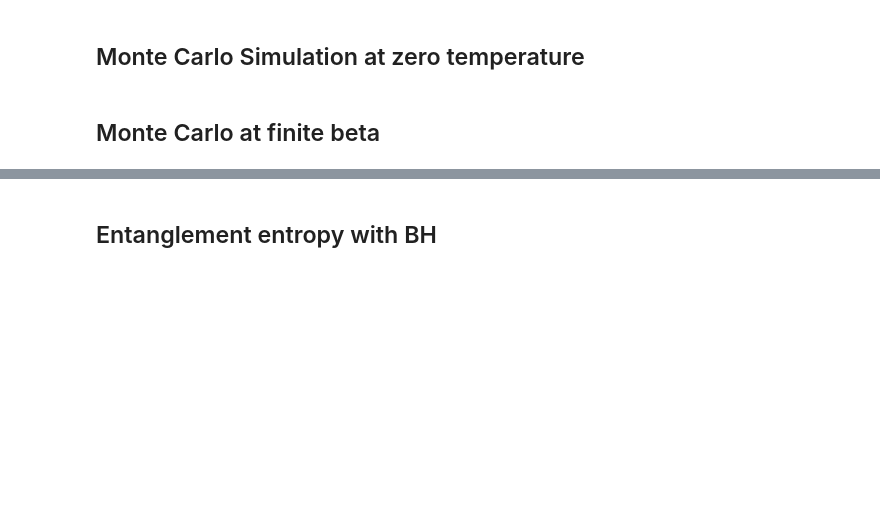
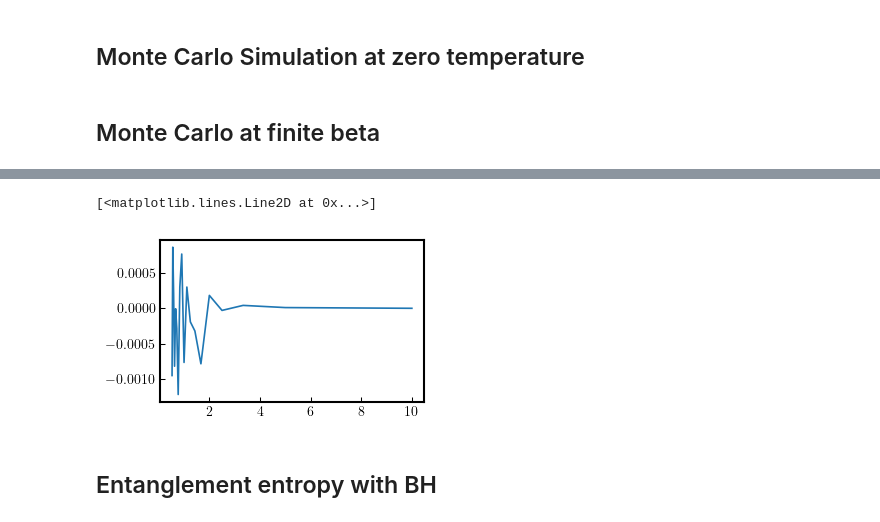
Before and after one commit to Alejo-Costa-Duran/HyperbolicFractonModel, a Jupyter notebook: Simulation.ipynb, the cells around one changed output, grey strips where cells are left out. Drawn from its saved outputs; the diff is of its cells as text; code cells hidden in the pictures; blank space fills up the shorter version.

```diff
--- a/Simulation.ipynb
+++ b/Simulation.ipynb
@@ -229,3 +281,8 @@ fourthCuadrant = [idx for idx in range(len(model.lattice)) if idx not in inside1
+# %%
+plt.plot(beta_list,np.mean(defectsDensity, axis =1)/Nv-np.power(np.exp(2*beta_list)+1,-1))
+# %% [output]
+[<matplotlib.lines.Line2D at 0x...>]
+[figure, added]
 # %%
 model  = md.FractonModel(5,4,6)
 beta_list = 1/np.linspace(0.0,2.0,10)
```
Also changed, not shown: parts of 6 cells of this notebook, 2 other files.
